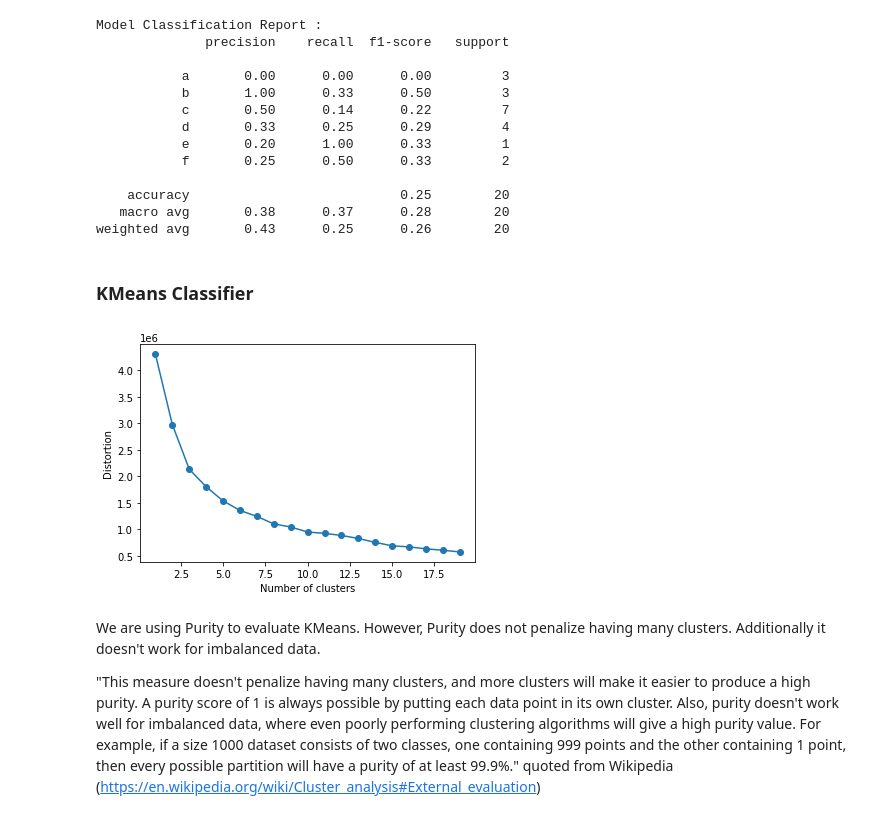
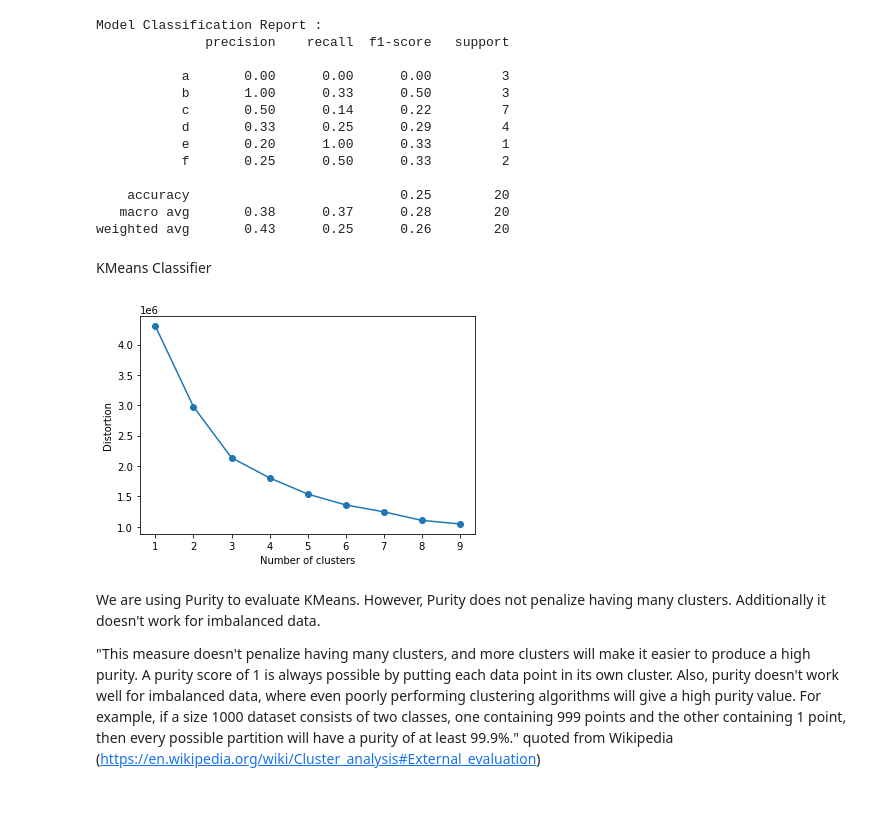
Before and after one commit to kalahasv/ML-vegetation-mapping, a Jupyter notebook: vegetation-mapping.ipynb, the cells around one changed output. Saved outputs shown, nothing was run; the diff lists cells and outputs as text; code cells hidden in the pictures.

```diff
--- a/vegetation-mapping.ipynb
+++ b/vegetation-mapping.ipynb
@@ -142,8 +150,8 @@ va err: 0.6666666666666667
 # %%
-model = NearestCentroid()
-model.fit(X_tr, y_tr.values.ravel())
-print(f"Training set accuracy : {model.score(X_tr, y_tr) * 100} %")
-print(f"Test set accuracy : {model.score(X_te, y_te) * 100} %")
+clf = NearestCentroid()
+clf.fit(X_tr, y_tr.values.ravel())
+print(f"Training set accuracy : {clf.score(X_tr, y_tr) * 100} %")
+print(f"Test set accuracy : {clf.score(X_te, y_te) * 100} %")
 # %% [output]
 Training set accuracy : 37.878787878787875 %
 Test set accuracy : 25.0 %
@@ -180,28 +188,28 @@ Model Classification Report :
     accuracy                           0.25        20
    macro avg       0.38      0.37      0.28        20
 weighted avg       0.43      0.25      0.26        20
-# %% [markdown]
-### KMeans Classifier
+# %% [markdown]
+KMeans Classifier
 # %%
 # Finding optimal number of clusters
 # In the graph, we find the elbow to see the optimal number
 distortions = []
-for i in range(1, 20):
+for i in range(1, 10):
     km = KMeans(
         n_clusters=i, init='random',
         n_init=10, max_iter=300,
         tol=1e-04, random_state=0
     )
     km.fit(X_tr)
     distortions.append(km.inertia_)
 
 # plot
-plt.plot(range(1, 20), distortions, marker='o')
+plt.plot(range(1, 10), distortions, marker='o')
 plt.xlabel('Number of clusters')
 plt.ylabel('Distortion')
 plt.show()
 
 # The optimal number looks to be 3
 # %% [output]
-[figure, old version]
+[figure, new version]
 # %%
```
Also changed, not shown: parts of 36 cells of this notebook.
